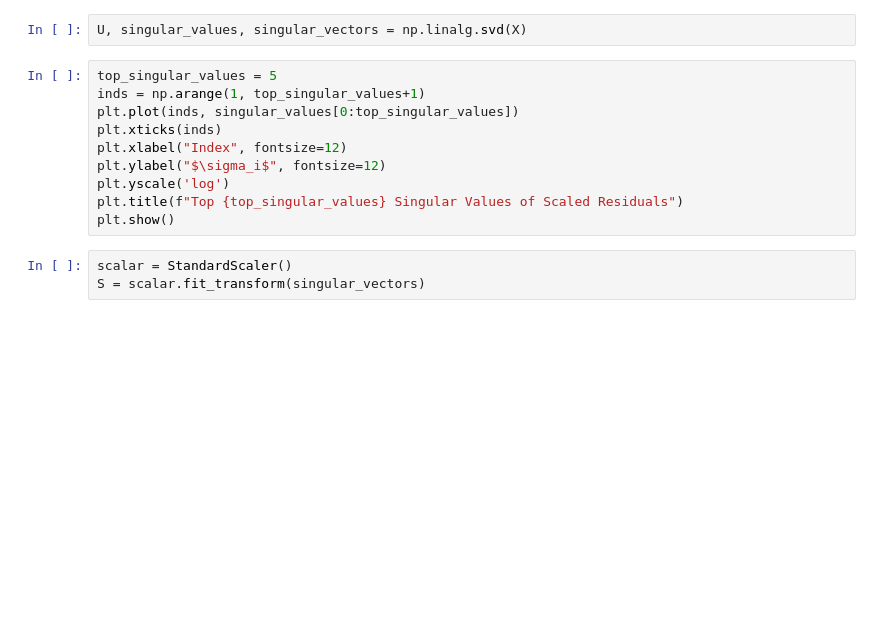
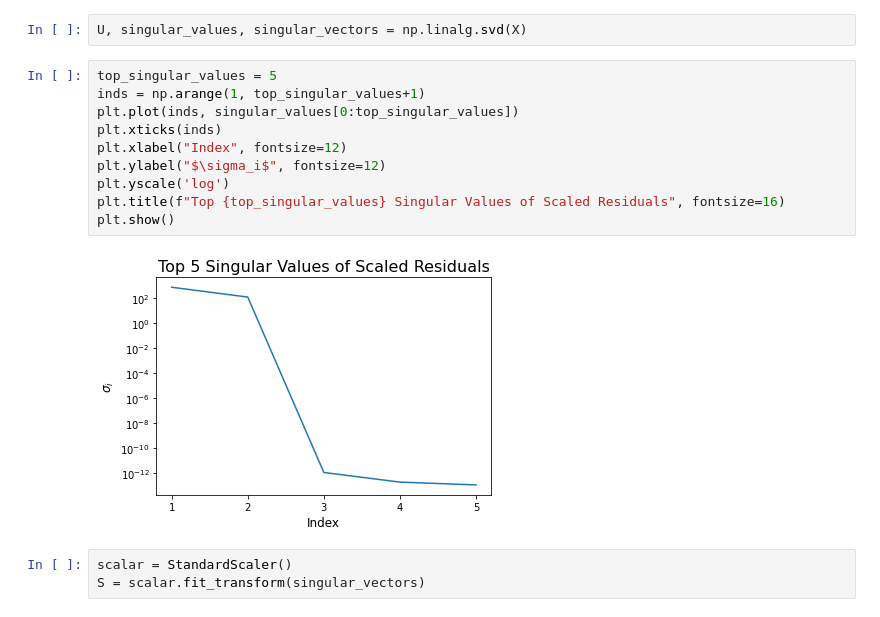
Before and after one commit to mathematicalmichael/mud-examples, a Jupyter notebook: notebooks/MUD_SVD.ipynb, the cells around one changed output. Cells and saved outputs as stored; diff of their text form; blank space fills up the shorter version.

```diff
--- a/notebooks/MUD_SVD.ipynb
+++ b/notebooks/MUD_SVD.ipynb
@@ -81,13 +93,15 @@ U, singular_values, singular_vectors = np.linalg.svd(X)
 # %%
 top_singular_values = 5
 inds = np.arange(1, top_singular_values+1)
 plt.plot(inds, singular_values[0:top_singular_values])
 plt.xticks(inds)
 plt.xlabel("Index", fontsize=12)
 plt.ylabel("$\sigma_i$", fontsize=12)
 plt.yscale('log')
-plt.title(f"Top {top_singular_values} Singular Values of Scaled Residuals")
+plt.title(f"Top {top_singular_values} Singular Values of Scaled Residuals", fontsize=16)
 plt.show()
+# %% [output]
+[figure, added]
 # %%
 scalar = StandardScaler()
 S = scalar.fit_transform(singular_vectors)
```
Also changed, not shown: parts of 11 cells of this notebook.
